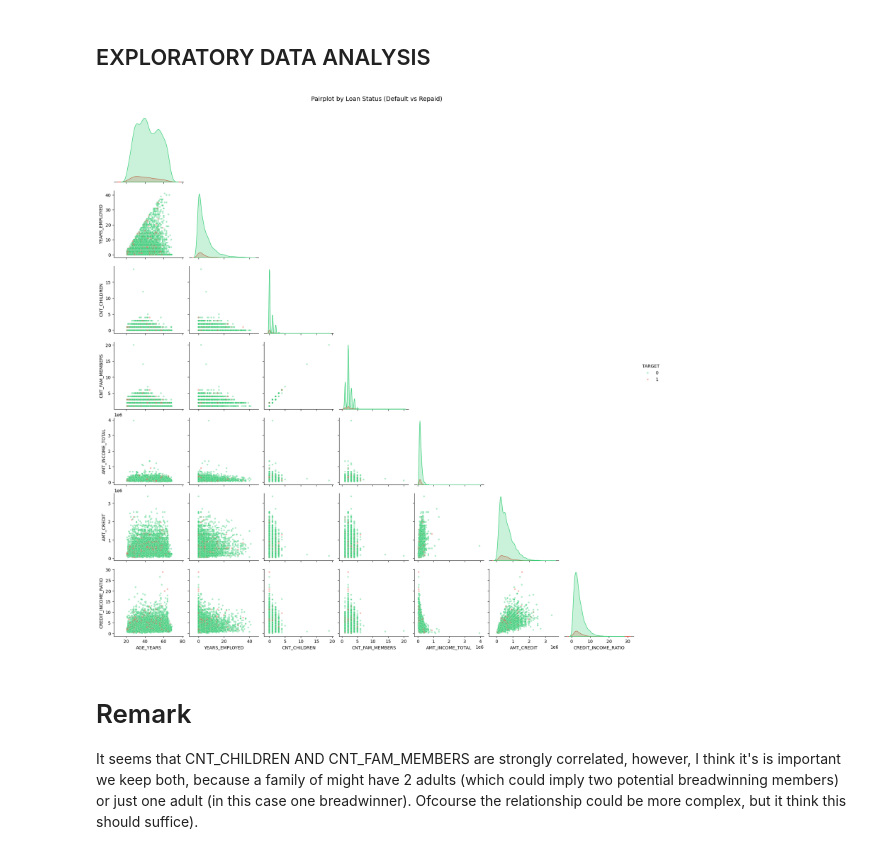
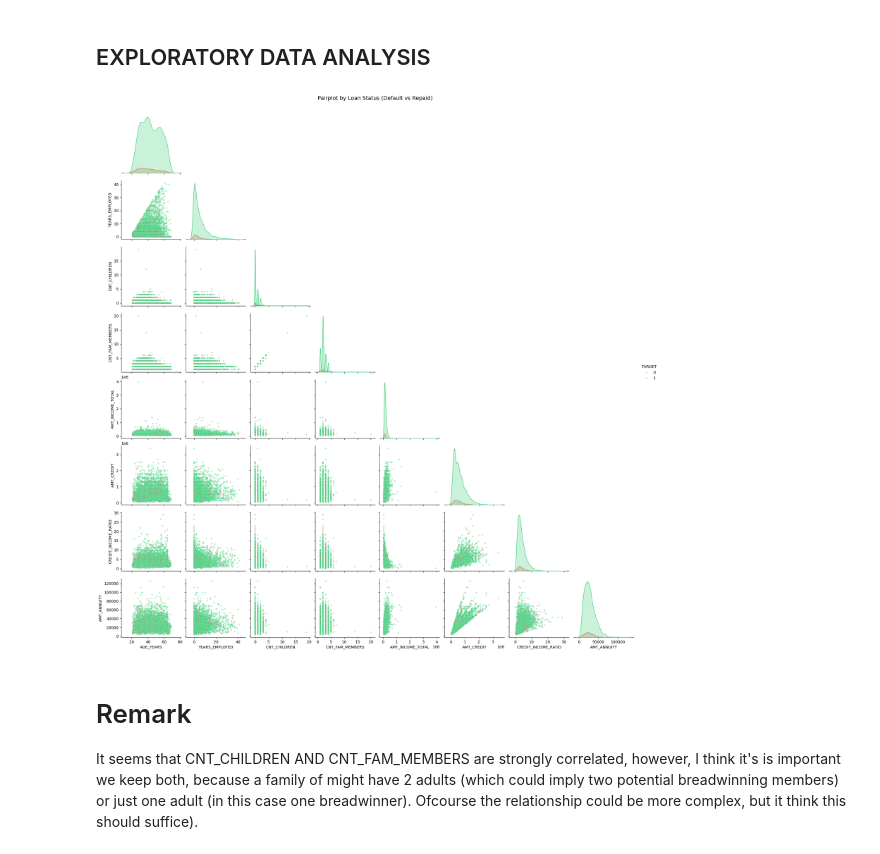
Before and after one commit to DvectorPrime/lendiq, a Jupyter notebook: ml-service/notebooks/Data Cleaning and EDA.ipynb, the cells around one changed output. Drawn from its saved outputs; the diff is of its cells as text; code cells hidden in the pictures.

```diff
--- a/ml-service/notebooks/Data Cleaning and EDA.ipynb
+++ b/ml-service/notebooks/Data Cleaning and EDA.ipynb
@@ -84,6 +84,7 @@ columns_to_keep = [
     'DAYS_EMPLOYMENT',
     'NAME_EDUCATION_TYPE',
     'NAME_FAMILY_STATUS',
+    'AMT_ANNUITY',
     'CNT_CHILDREN',
     'CNT_FAM_MEMBERS',
     'AMT_INCOME_TOTAL',
@@ -155,3 +158,15 @@ dtype: int64
 
 --- Categorical Columns to fill with Mode/Unknown ---
 Series([], dtype: float64)
+# %%
+# 3. Impute Numerical columns with Median
+# Calculate the median for each numerical column and fill the NaNs
+df_final[numerical_cols] = df_final[numerical_cols].fillna(df_final[numerical_cols].median())
+
+# 4. Verify the imputation was successful
+print("\n--- Remaining Missing Values After Imputation ---")
+missing_after = df_final.isnull().sum().sum()
+print(f"Total missing values: {missing_after}")
+
+if missing_after == 0:
+    print("Success! All missing values have been filled.")
@@ -274,29 +298,29 @@ df_final.describe()
 # %%
 numerical_cols = [
     'AGE_YEARS', 'YEARS_EMPLOYED', 'CNT_CHILDREN',
     'CNT_FAM_MEMBERS', 'AMT_INCOME_TOTAL', 'AMT_CREDIT',
-    'CREDIT_INCOME_RATIO'
+    'CREDIT_INCOME_RATIO', 'AMT_ANNUITY'
 ]
 # 1. Add your TARGET column to the list of numerical columns you want to plot
 cols_for_pairplot = numerical_cols + ['TARGET']
 
 # 2. Take your 5,000 row sample (CRITICAL: now including the TARGET column)
 df_sample = df_final[cols_for_pairplot].sample(n=5000, random_state=42)
 
 # 3. Draw the Pairplot with Color-Coding
 sns.pairplot(
     df_sample,
     hue='TARGET',                     # <--- THIS IS THE MAGIC PARAMETER
     diag_kind='kde',
     corner=True,
     palette={0: '#2ecc71', 1: '#e74c3c'},  # Green = Repaid (0), Red = Defaulted (1)
     plot_kws={'alpha': 0.4, 's': 15}       # alpha makes dots transparent, 's' makes them smaller
 )
 
 plt.suptitle("Pairplot by Loan Status (Default vs Repaid)", y=1.02, fontsize=14)
 plt.show()
 # %% [output]
-[figure, old version]
+[figure, new version]
 # %% [markdown]
 # Remark
 It seems that CNT_CHILDREN AND CNT_FAM_MEMBERS are strongly correlated, however, I think it's is important we keep both, because a family of might have 2 adults (which could imply two potential breadwinning members) or just one adult (in this case one breadwinner). Ofcourse the relationship could be more complex, but it think this should suffice).
```
Also changed, not shown: parts of 16 cells of this notebook, 34 other files.
